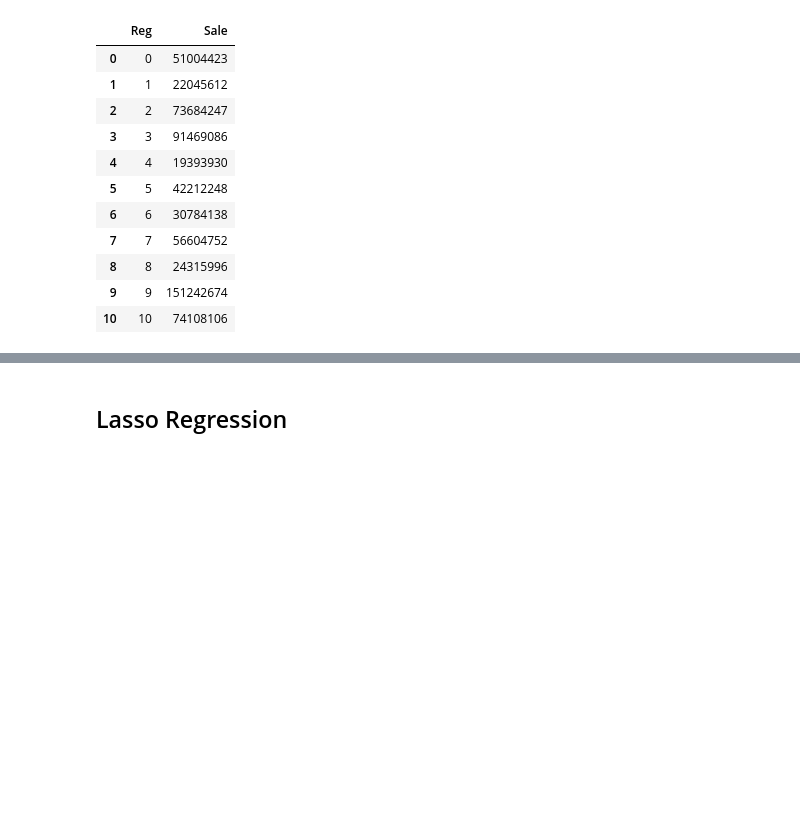
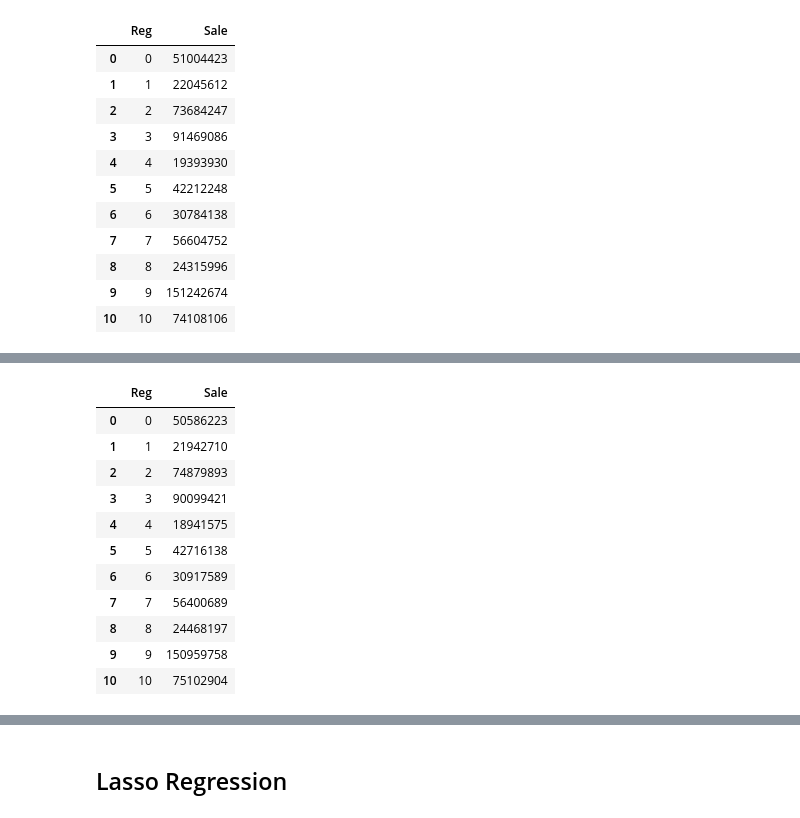
Before and after one commit to CesareMJLi/Polimi_DMTM, a Jupyter notebook: POLIMI DMTM Project.ipynb, the cells around one changed output, grey strips where cells are left out. Saved outputs shown, nothing was run; the diff lists cells and outputs as text; code cells hidden in the pictures; blank space fills up the shorter version.

```diff
--- a/POLIMI DMTM Project.ipynb
+++ b/POLIMI DMTM Project.ipynb
@@ -786,0 +789,6 @@ Name: Sale, dtype: float64
+# %%
+x_val_isOpen=pd.DataFrame(x_val['IsOpen'])
+x_val_isOpen.reset_index(drop=True, inplace=True)
+d = pd.concat([d, x_val_isOpen], axis=1)
+
+d.info()
@@ -786,0 +805,21 @@ Name: Sale, dtype: float64
+# %%
+regional_pred_priorK = pd.DataFrame({'Reg': [0,1,2,3,4,5,6,7,8,9,10], 'Sale': [0,0,0,0,0,0,0,0,0,0,0]})
+
+for index, row in d.iterrows():
+    if row['IsOpen']==1:
+        regional_pred_priorK.at[int(row['Region']),'Sale']+=row['Sale']
+
+regional_pred_priorK.head(11)
+# %% [output]
+|  | Reg | Sale |
+| 0 | 0 | 50586223 |
+| 1 | 1 | 21942710 |
+| 2 | 2 | 74879893 |
+| 3 | 3 | 90099421 |
+| 4 | 4 | 18941575 |
+| 5 | 5 | 42716138 |
+| 6 | 6 | 30917589 |
+| 7 | 7 | 56400689 |
+| 8 | 8 | 24468197 |
+| 9 | 9 | 150959758 |
+| 10 | 10 | 75102904 |
```
Also changed, not shown: parts of 25 cells of this notebook.
